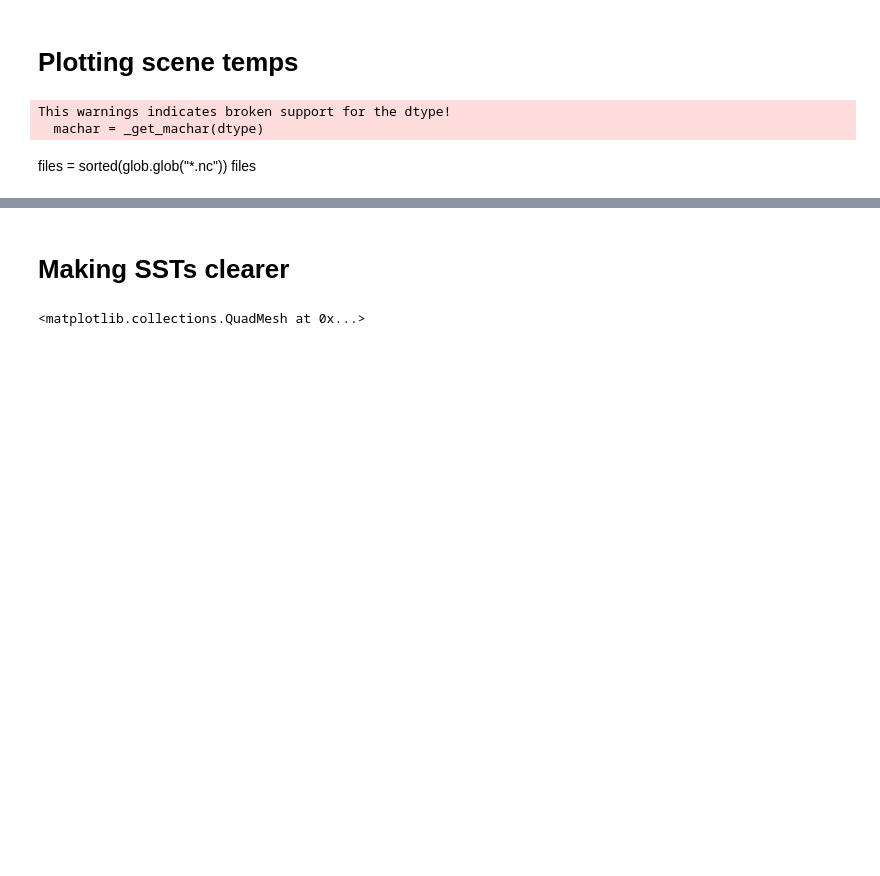
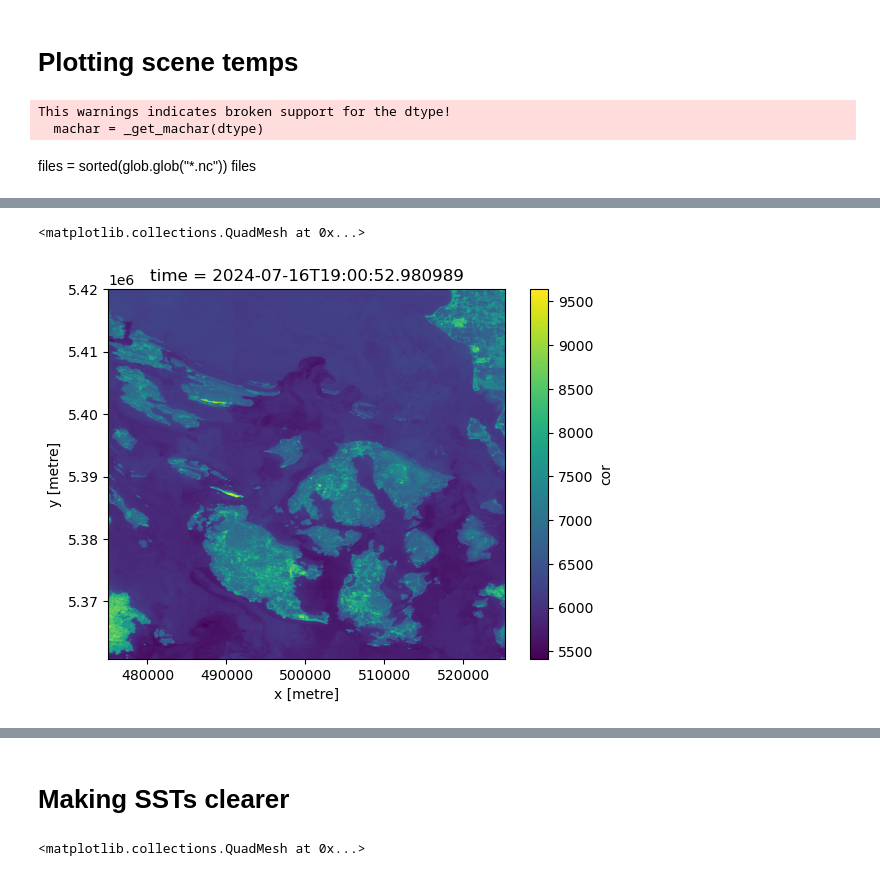
Before and after one commit to elischwat/summerfog, a Jupyter notebook: landsat/plotting-scenes-izzie.ipynb, the cells around one changed output, grey strips where cells are left out. Drawn from its saved outputs; the diff is of its cells as text; code cells hidden in the pictures; blank space fills up the shorter version.

```diff
--- a/landsat/plotting-scenes-izzie.ipynb
+++ b/landsat/plotting-scenes-izzie.ipynb
@@ -28,0 +52,6 @@ ds['temperature_degC'].plot(vmin=10, vmax=20)
+# %%
+ds['cor'] = ds['trad'] - ds['urad']
+ds['cor'].plot()
+# %% [output]
+<matplotlib.collections.QuadMesh at 0x...>
+[figure, added]
```
Also changed, not shown: parts of 12 cells of this notebook, 6 other files.
